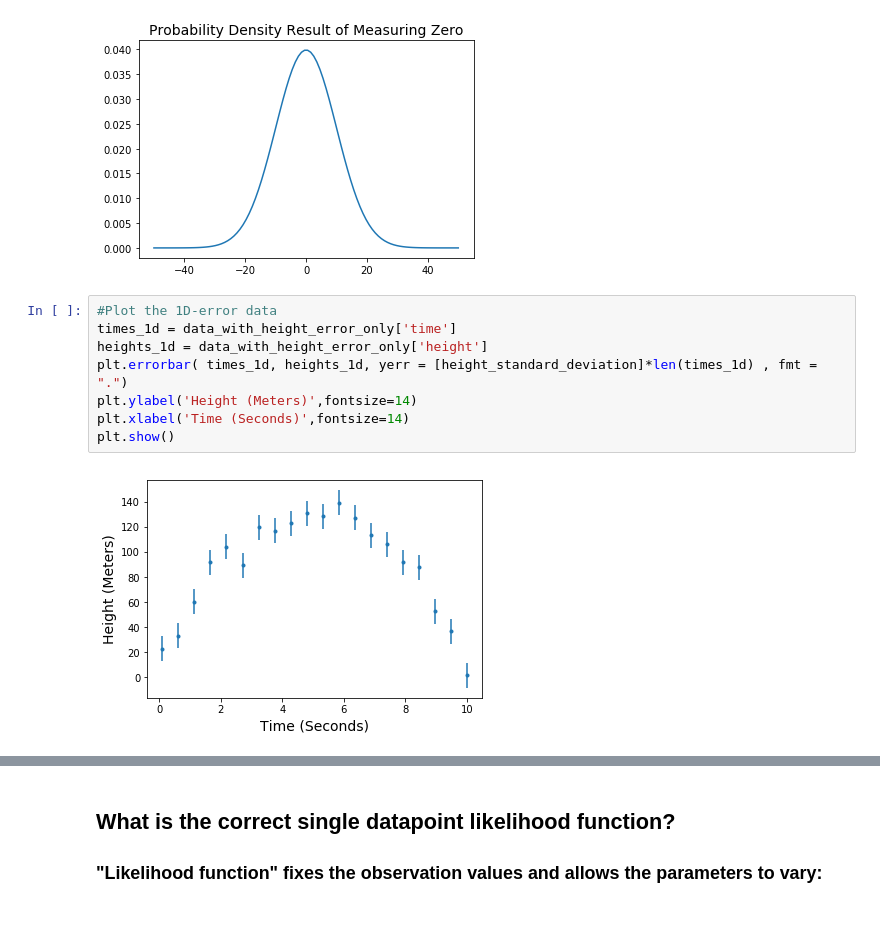
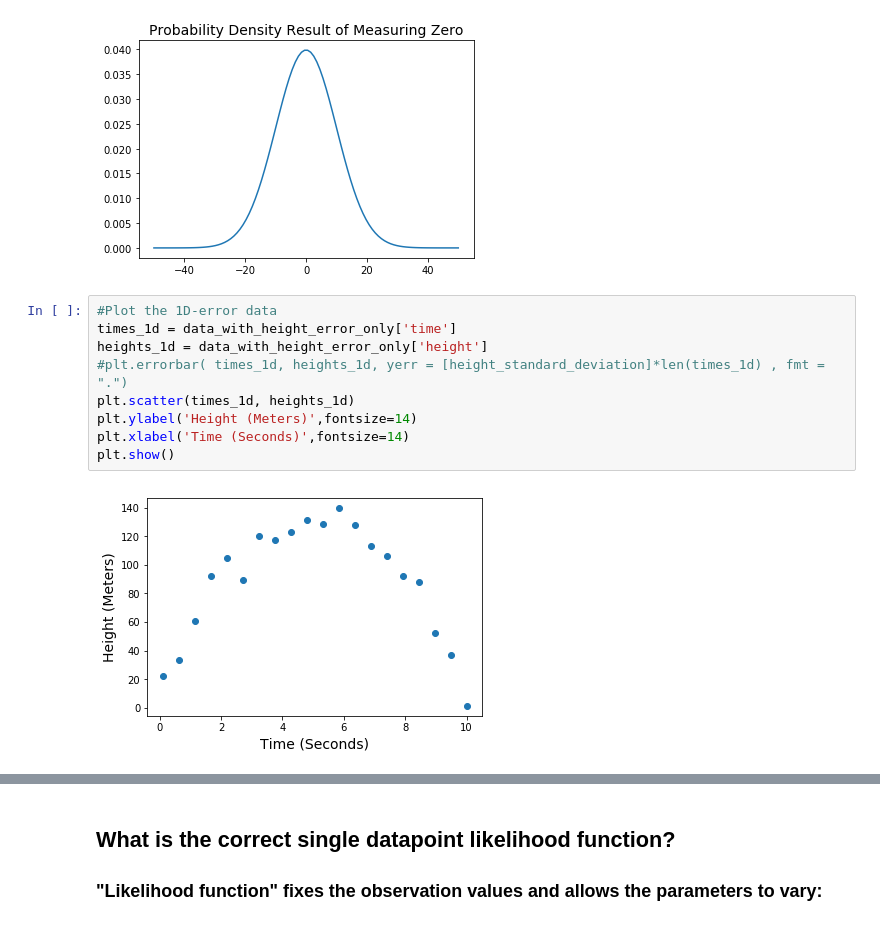
Before and after one commit to uofscphysics/STEM_Python_Course, a Jupyter notebook: Day_4/day_4_student_completed_workbook_likelihood_analysis.ipynb, the cells around one changed output, grey strips where cells are left out. Drawn from its saved outputs; the diff is of its cells as text.

```diff
--- a/Day_4/day_4_student_completed_workbook_likelihood_analysis.ipynb
+++ b/Day_4/day_4_student_completed_workbook_likelihood_analysis.ipynb
@@ -72,10 +86,11 @@ Text(0.5, 1.0, 'Probability Density Result of Measuring Zero')
 # %%
 #Plot the 1D-error data
 times_1d = data_with_height_error_only['time']
 heights_1d = data_with_height_error_only['height']
-plt.errorbar( times_1d, heights_1d, yerr = [height_standard_deviation]*len(times_1d) , fmt = ".")
+#plt.errorbar( times_1d, heights_1d, yerr = [height_standard_deviation]*len(times_1d) , fmt = ".")
+plt.scatter(times_1d, heights_1d)
 plt.ylabel('Height (Meters)',fontsize=14)
 plt.xlabel('Time (Seconds)',fontsize=14)
 plt.show()
 # %% [output]
-[figure, old version]
+[figure, new version]
```
Also changed, not shown: parts of 32 cells of this notebook.
